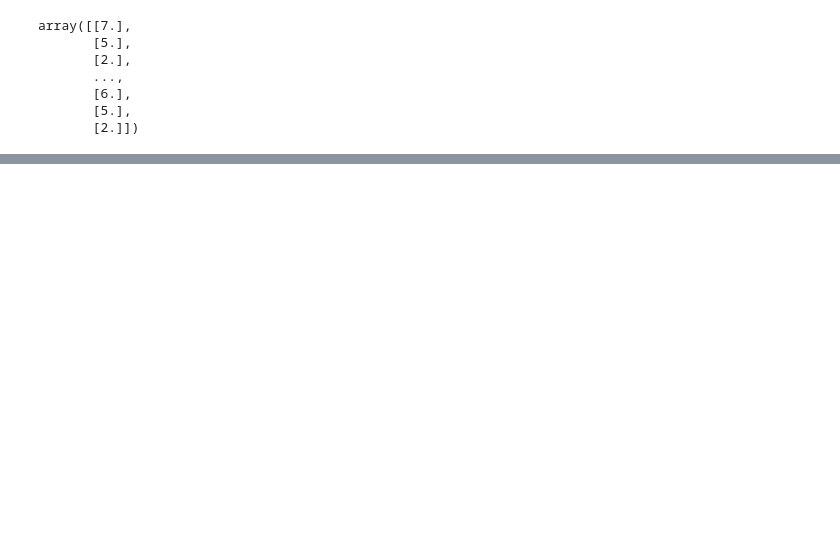
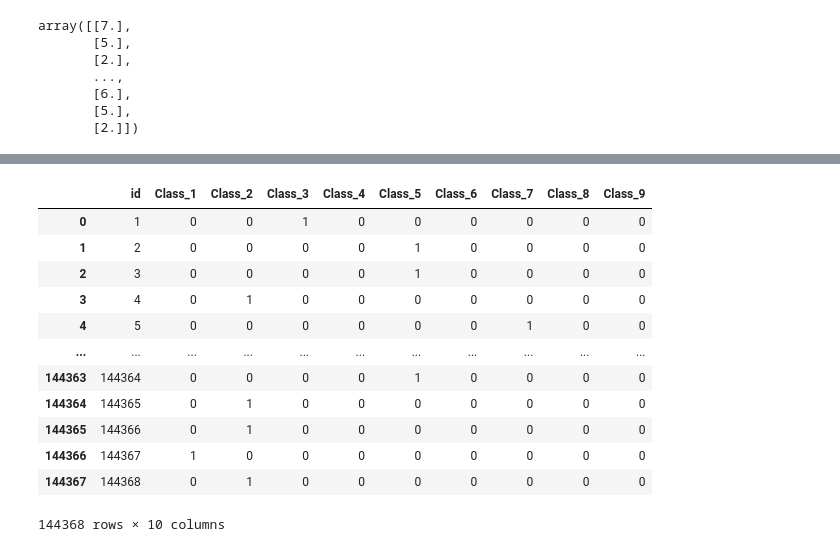
Before and after one commit to FanqingM/Pytorch-Deep-learning-practice, a Jupyter notebook: otto.ipynb, the cells around one changed output, grey strips where cells are left out. Cells and saved outputs as stored; diff of their text form; code cells hidden in the pictures; blank space fills up the shorter version.

```diff
--- a/otto.ipynb
+++ b/otto.ipynb
@@ -263,0 +361,4 @@ accuracy on test set: 78 %
+# %%
+res = pd.read_csv('./otto-group-product-classification-challenge/sampleSubmission.csv')
+
+res.values
@@ -263,0 +399,16 @@ accuracy on test set: 78 %
+# %%
+res
+# %% [output]
+|  | id | Class_1 | Class_2 | Class_3 | Class_4 | Class_5 | Class_6 | Class_7 | Class_8 | Class_9 |
+| 0 | 1 | 0 | 0 | 1 | 0 | 0 | 0 | 0 | 0 | 0 |
+| 1 | 2 | 0 | 0 | 0 | 0 | 1 | 0 | 0 | 0 | 0 |
+| 2 | 3 | 0 | 0 | 0 | 0 | 1 | 0 | 0 | 0 | 0 |
+| 3 | 4 | 0 | 1 | 0 | 0 | 0 | 0 | 0 | 0 | 0 |
+| 4 | 5 | 0 | 0 | 0 | 0 | 0 | 0 | 1 | 0 | 0 |
+| ... | ... | ... | ... | ... | ... | ... | ... | ... | ... | ... |
+| 144363 | 144364 | 0 | 0 | 0 | 0 | 1 | 0 | 0 | 0 | 0 |
+| 144364 | 144365 | 0 | 1 | 0 | 0 | 0 | 0 | 0 | 0 | 0 |
+| 144365 | 144366 | 0 | 1 | 0 | 0 | 0 | 0 | 0 | 0 | 0 |
+| 144366 | 144367 | 1 | 0 | 0 | 0 | 0 | 0 | 0 | 0 | 0 |
+| 144367 | 144368 | 0 | 1 | 0 | 0 | 0 | 0 | 0 | 0 | 0 |
+144368 rows × 10 columns
```
Also changed, not shown: parts of 11 cells of this notebook, 2 other files.
